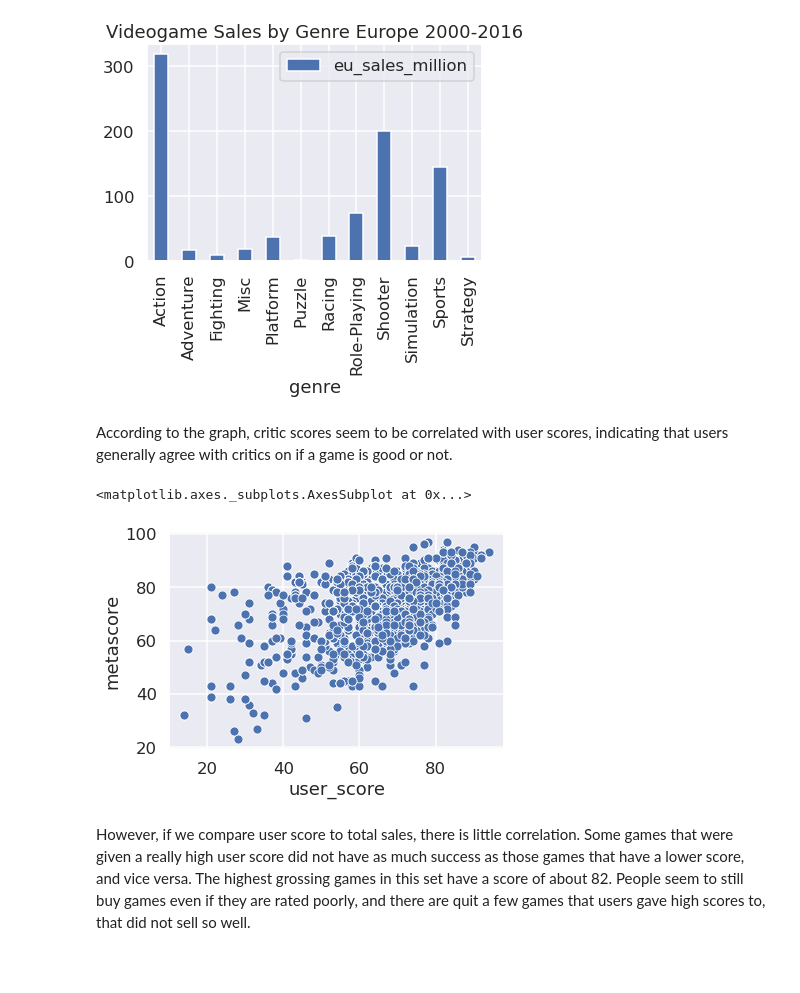
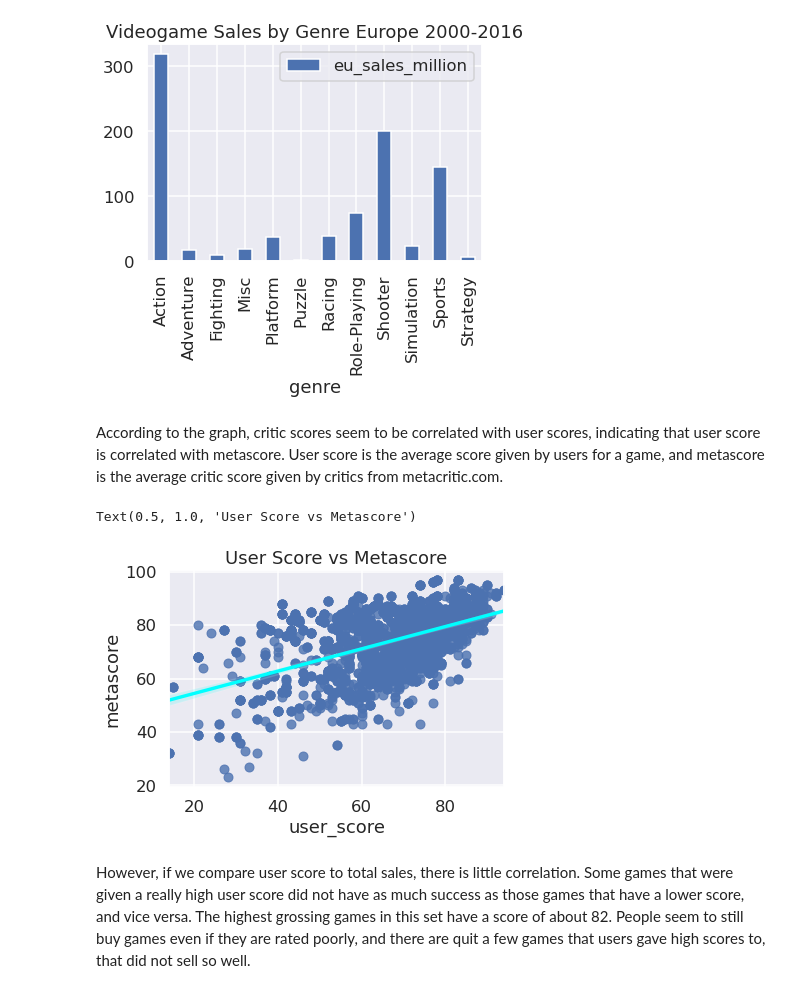
Before and after one commit to kvh8899/mostpopvidgame, a Jupyter notebook: FinalProject_group004_actual.ipynb, the cells around one changed output. Cells and saved outputs as stored; diff of their text form; code cells hidden in the pictures; blank space fills up the shorter version.

```diff
--- a/FinalProject_group004_actual.ipynb
+++ b/FinalProject_group004_actual.ipynb
@@ -300,12 +300,13 @@ Text(0.5, 1.0, 'Videogame Sales by Genre Europe 2000-2016')
 #fig.set_size_inches(8,10)
 #salesD
 # %% [markdown]
-According to the graph, critic scores seem to be correlated with user scores, indicating that users generally agree with critics on if a game is good or not.
+According to the graph, critic scores seem to be correlated with user scores, indicating that user score is correlated with metascore. User score is the average score given by users for a game, and metascore is the average critic score given by critics from metacritic.com.
 # %%
-sns.scatterplot(data=vgsales, x="user_score", y="metascore")
+sns.regplot(data=vgsales, x="user_score", y="metascore",line_kws={"color": "cyan"})
+plt.title('User Score vs Metascore')
 # %% [output]
-<matplotlib.axes._subplots.AxesSubplot at 0x...>
+Text(0.5, 1.0, 'User Score vs Metascore')
-[figure, old version]
+[figure, new version]
 # %% [markdown]
 However, if we compare user score to total sales, there is little correlation. Some games that were given a really high user score did not have as much success as those games that have a lower score, and vice versa. The highest grossing games in this set have a score of about 82. People seem to still buy games even if they are rated poorly, and there are quit a few games that users gave high scores to, that did not sell so well.
 # %%
```
Also changed, not shown: parts of 2 cells of this notebook.
